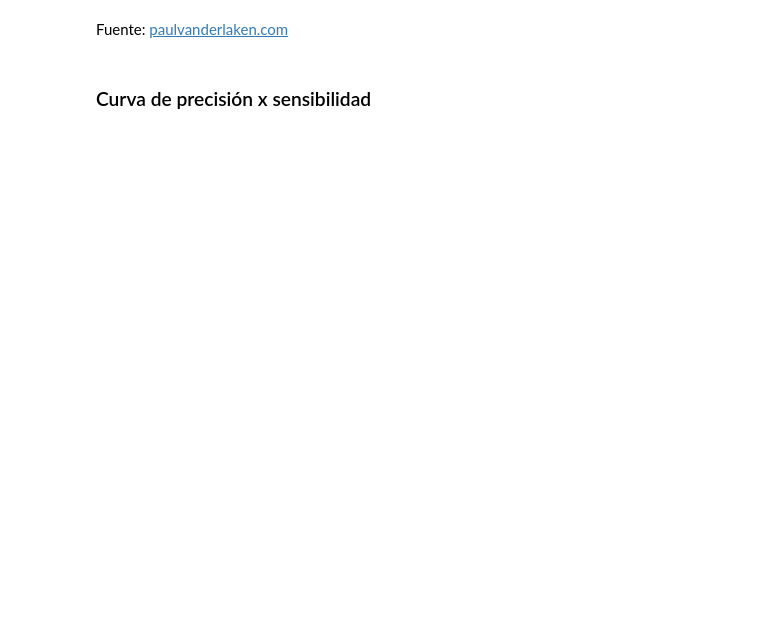
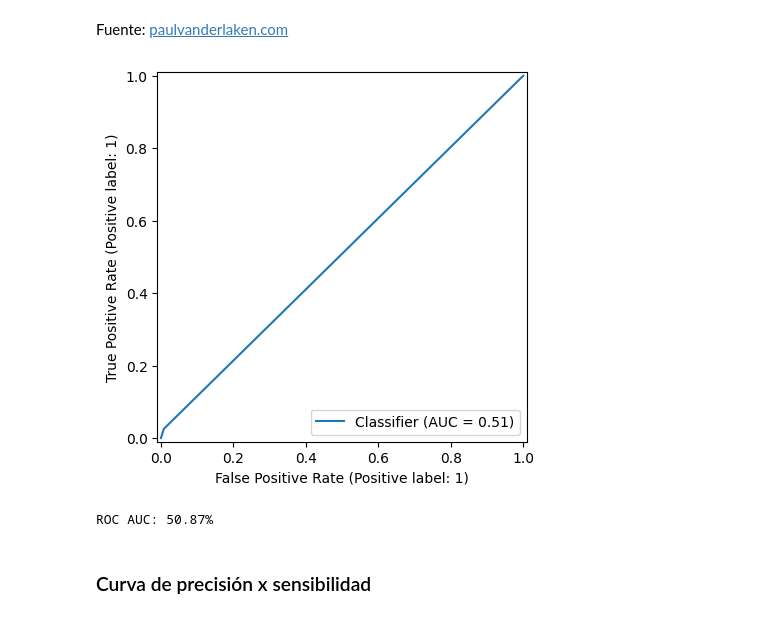
Before and after one commit to JCSR2022/Alura_Data_Science, a Jupyter notebook: Model_Validation_&_Evaluation_Metrics/Clasificacion_validacion_y_metricas.ipynb, the cells around one changed output. Cells and saved outputs as stored; diff of their text form; code cells hidden in the pictures; blank space fills up the shorter version.

```diff
--- a/Model_Validation_&_Evaluation_Metrics/Clasificacion_validacion_y_metricas.ipynb
+++ b/Model_Validation_&_Evaluation_Metrics/Clasificacion_validacion_y_metricas.ipynb
@@ -212,6 +247,28 @@ Image(url='https://raw.githubusercontent.com/dariyasydykova/open_projects/master
 [interactive output not drawn]
 # %% [markdown]
 Fuente: [paulvanderlaken.com](https://paulvanderlaken.com/2019/08/16/roc-auc-precision-and-recall-visually-explained/)
+# %%
+"""
+https://towardsdatascience.com/understanding-the-roc-curve-and-auc-dd4f9a192ecb/
+
+https://scikit-learn.org/stable/modules/generated/sklearn.metrics.RocCurveDisplay.html
+"""
+
+# RocCurveDisplay.from_estimator(mod_Decision_Tree, X_validacion, y_validacion)
+# plt.show()
+
+RocCurveDisplay.from_predictions(y_validacion, y_predict)
+plt.show()
+# %% [output]
+[figure, added]
+# %%
+"""
+https://scikit-learn.org/stable/modules/generated/sklearn.metrics.roc_auc_score.html
+Compute Area Under the Receiver Operating Characteristic Curve (ROC AUC) from prediction scores.
+"""
+print(f'ROC AUC: {roc_auc_score(y_validacion, y_predict):.2%}')
+# %% [output]
+ROC AUC: 50.87%
 # %% [markdown]
 ### Curva de  precisión x sensibilidad
 # %%
```
Also changed, not shown: parts of 29 cells of this notebook.
